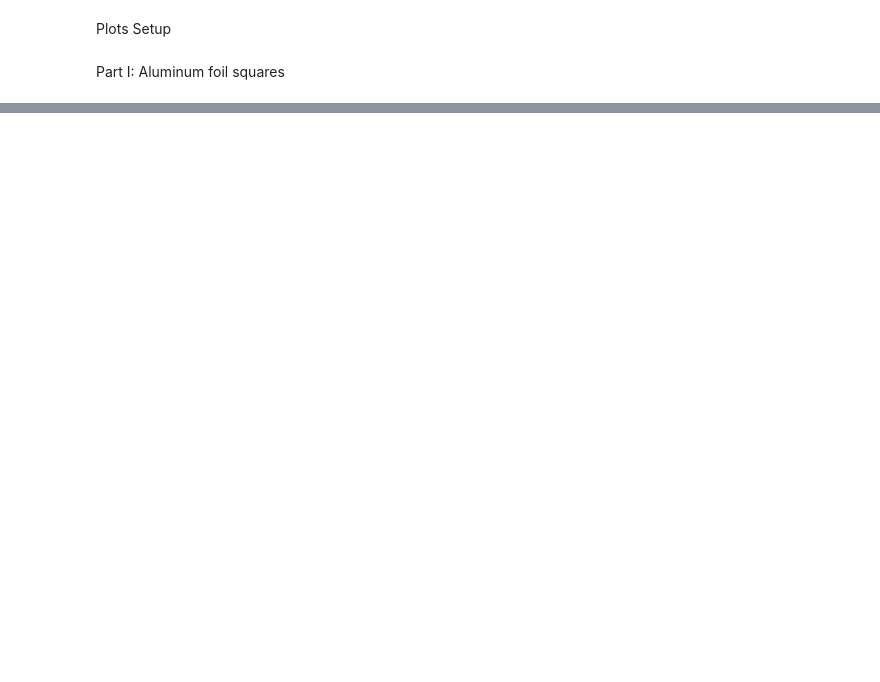
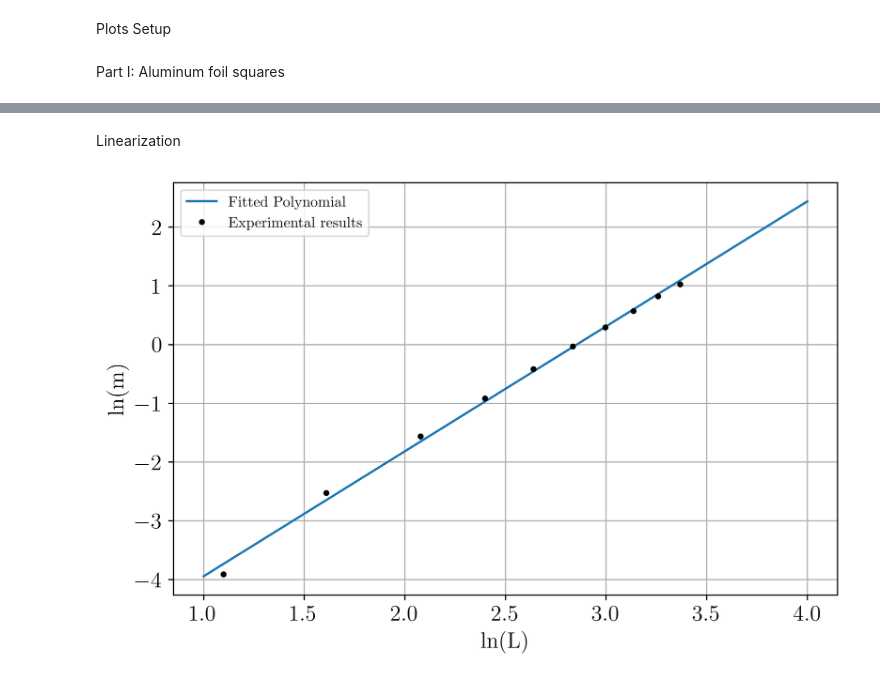
Before and after one commit to MIK2292/Lab_Sc_data_acquisition, a Jupyter notebook: Graph Notebook.ipynb, the cells around one changed output, grey strips where cells are left out. Saved outputs shown, nothing was run; the diff lists cells and outputs as text; code cells hidden in the pictures; blank space fills up the shorter version.

```diff
--- a/Graph Notebook.ipynb
+++ b/Graph Notebook.ipynb
@@ -44,0 +71,28 @@ KeyError: 'Error Length'
+# %% [markdown]
+Linearization
+# %%
+#Power Law fit
+coefficients = np.polyfit(np.log(lengths), np.log(mass), 1)
+poly_func = np.poly1d(coefficients)
+x_fit = np.linspace(1, 4, 100)
+y_fit = poly_func(x_fit)
+
+r_squared = r2_score(np.log(mass), poly_func(np.log(lengths)))
+
+fig, ax = plt.subplots(figsize=(8, 5), dpi = 500)
+
+ax.errorbar(np.log(lengths),np.log(mass),color = 'black', ecolor = "red",capsize = 3, fmt = '.',  label = 'Experimental results')
+ax.plot(x_fit, y_fit, label='Fitted Polynomial')
+
+# Enclose the text in a box
+#props = dict(boxstyle='round', facecolor='lightblue', alpha=0.5)
+#textstr = f"Equation: {equation_str}\n$R^2$ = {r_squared:.3f}"
+#plt.text(2.3, 2.3, textstr, fontsize=9, verticalalignment='top', bbox=props)
+
+plt.xlabel('ln(L)')
+plt.ylabel('ln(m)')
+plt.grid()
+plt.legend()
+plt.show()
+# %% [output]
+[figure, added]
```
Also changed, not shown: parts of 4 cells of this notebook.
